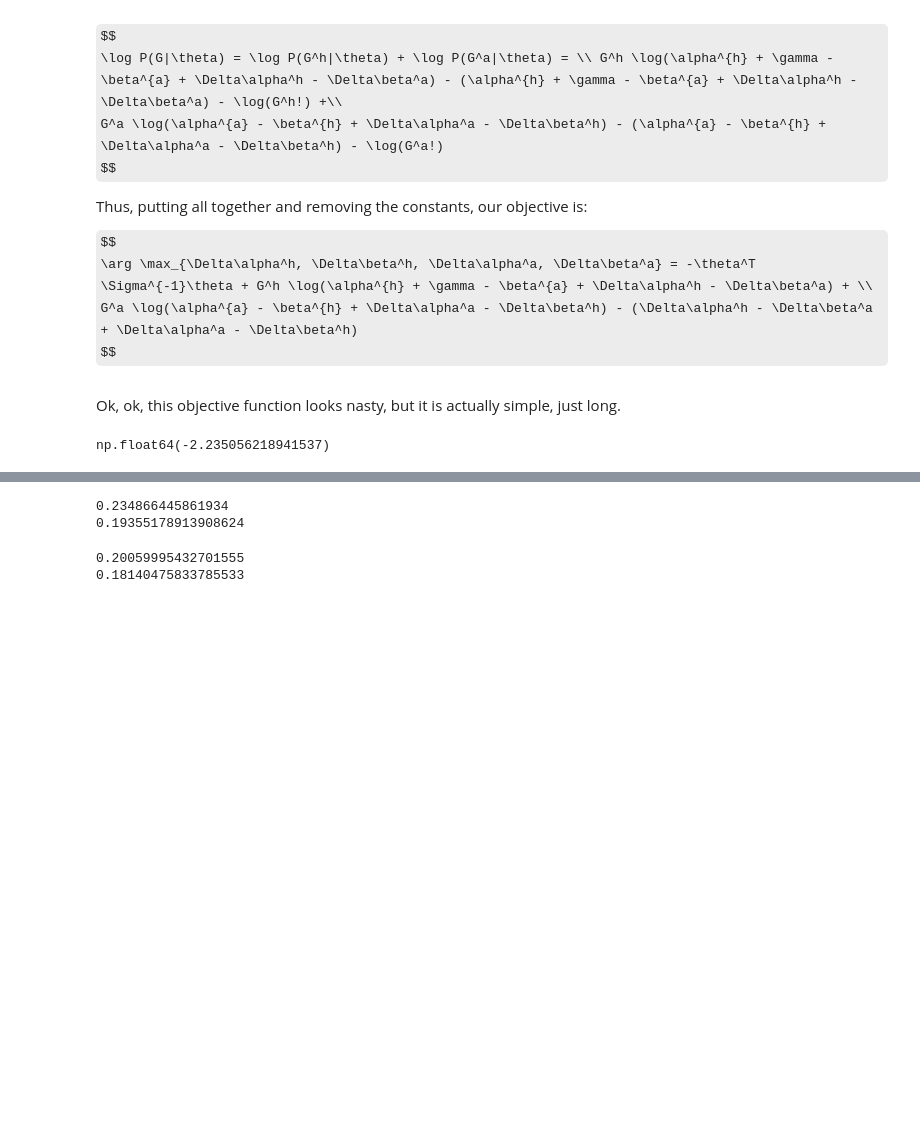
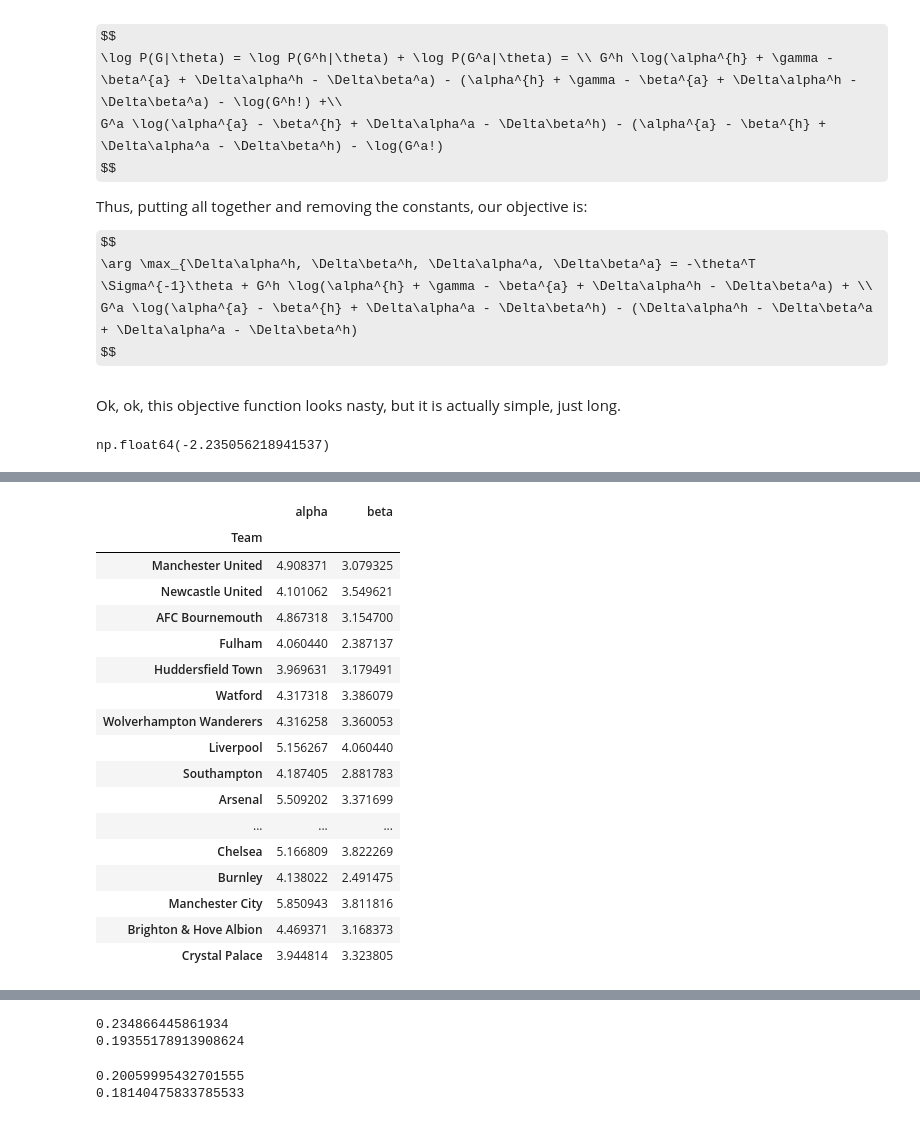
Before and after one commit to andrequant/Soccer-Prediction-VE, a Jupyter notebook: Soccer_ve_new.ipynb, the cells around one changed output, grey strips where cells are left out. Drawn from its saved outputs; the diff is of its cells as text; code cells hidden in the pictures; some formulas as TeX source; blank space fills up the shorter version.

```diff
--- a/Soccer_ve_new.ipynb
+++ b/Soccer_ve_new.ipynb
@@ -834,3 +838,24 @@ def cross_optim(cov_array):
+# %%
+optimized_teams_params
+# %% [output]
+|  | alpha | beta |
+| Team |  |  |
+| Manchester United | 4.908371 | 3.079325 |
+| Newcastle United | 4.101062 | 3.549621 |
+| AFC Bournemouth | 4.867318 | 3.154700 |
+| Fulham | 4.060440 | 2.387137 |
+| Huddersfield Town | 3.969631 | 3.179491 |
+| Watford | 4.317318 | 3.386079 |
+| Wolverhampton Wanderers | 4.316258 | 3.360053 |
+| Liverpool | 5.156267 | 4.060440 |
+| Southampton | 4.187405 | 2.881783 |
+| Arsenal | 5.509202 | 3.371699 |
+| ... | ... | ... |
+| Chelsea | 5.166809 | 3.822269 |
+| Burnley | 4.138022 | 2.491475 |
+| Manchester City | 5.850943 | 3.811816 |
+| Brighton & Hove Albion | 4.469371 | 3.168373 |
+| Crystal Palace | 3.944814 | 3.323805 |
 # %%
 initial_guess = np.array([0.0002, 0.0002, 0.0])
 bounds = [(0.0002, 0.1), (0.0002, 0.05), (-1,1)]
```
Also changed, not shown: parts of 15 cells of this notebook, 9 other files.
